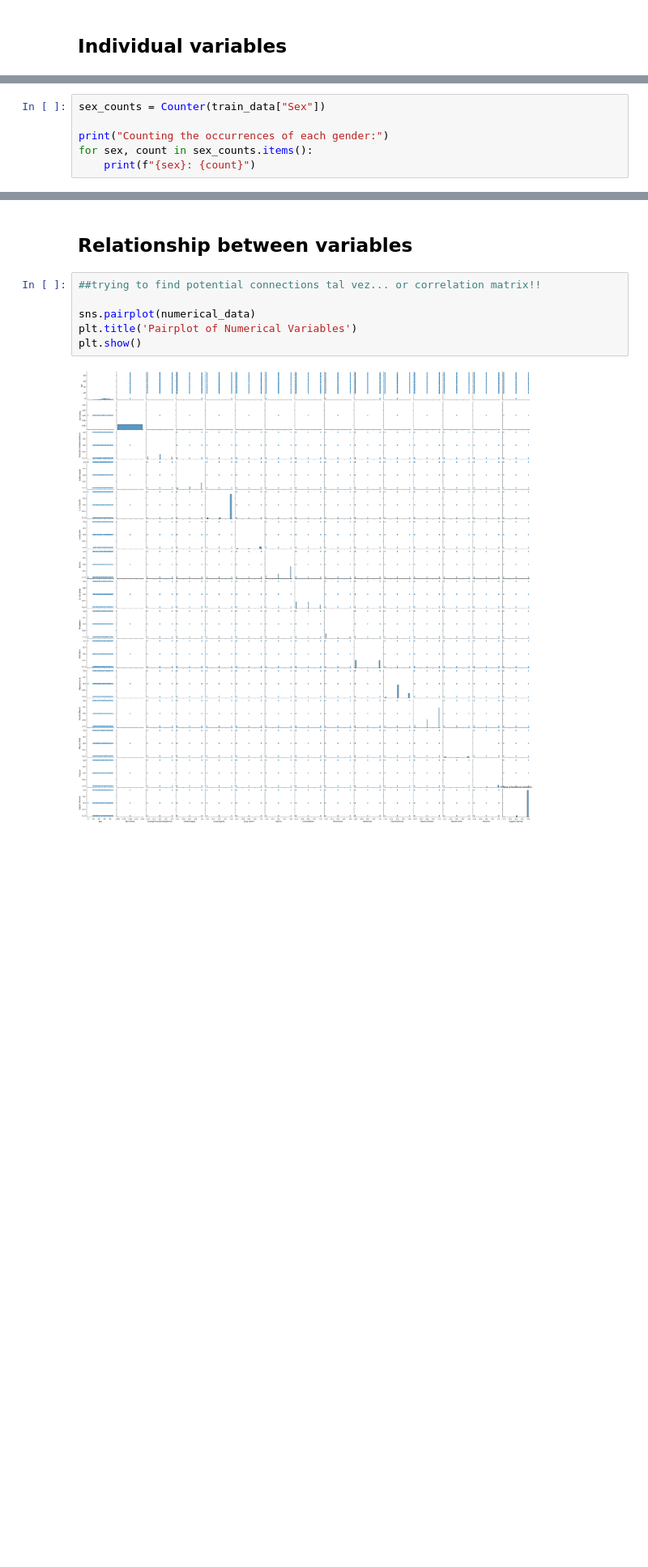
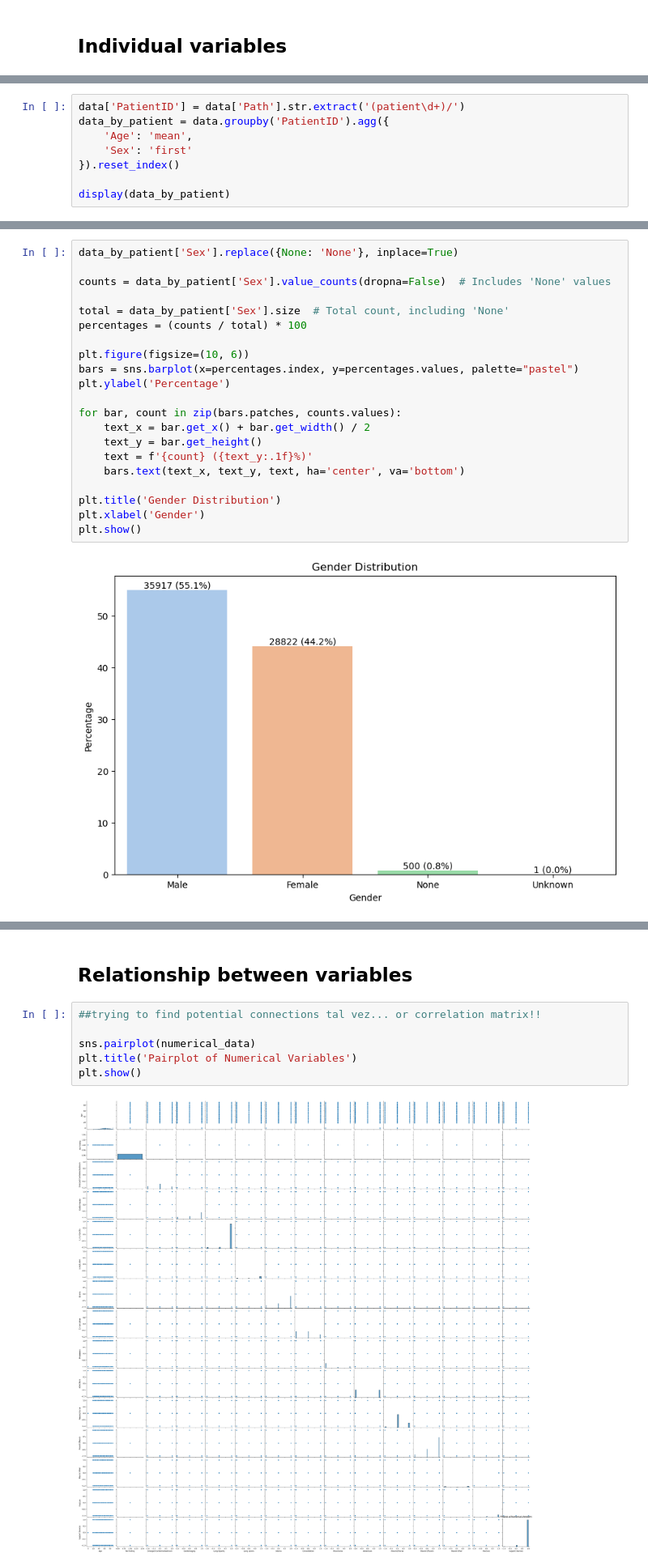
Before and after one commit to katarinakoke/Shortcuts-Problem-in-Medical-Image-Analysis, a Jupyter notebook: shortcuts-chest-xray-main/EDA/EDA.ipynb, the cells around one changed output, grey strips where cells are left out. Shown at 81% size. Drawn from its saved outputs; the diff is of its cells as text; blank space fills up the shorter version.

```diff
--- a/shortcuts-chest-xray-main/EDA/EDA.ipynb
+++ b/shortcuts-chest-xray-main/EDA/EDA.ipynb
@@ -204,6 +245,0 @@ Barchart for categorical variables:
-# %%
-sex_counts = Counter(train_data["Sex"])
-
-print("Counting the occurrences of each gender:")
-for sex, count in sex_counts.items():
-    print(f"{sex}: {count}")
@@ -233,0 +246,8 @@ Plotting the percentages of each gender:
+# %%
+data['PatientID'] = data['Path'].str.extract('(patient\d+)/')
+data_by_patient = data.groupby('PatientID').agg({
+    'Age': 'mean',
+    'Sex': 'first'
+}).reset_index()
+
+display(data_by_patient)
@@ -233,0 +268,23 @@ Plotting the percentages of each gender:
+# %%
+data_by_patient['Sex'].replace({None: 'None'}, inplace=True)
+
+counts = data_by_patient['Sex'].value_counts(dropna=False)  # Includes 'None' values
+
+total = data_by_patient['Sex'].size  # Total count, including 'None'
+percentages = (counts / total) * 100
+
+plt.figure(figsize=(10, 6))
+bars = sns.barplot(x=percentages.index, y=percentages.values, palette="pastel")
+plt.ylabel('Percentage')
+
+for bar, count in zip(bars.patches, counts.values):
+    text_x = bar.get_x() + bar.get_width() / 2
+    text_y = bar.get_height()
+    text = f'{count} ({text_y:.1f}%)'
+    bars.text(text_x, text_y, text, ha='center', va='bottom')
+
+plt.title('Gender Distribution')
+plt.xlabel('Gender')
+plt.show()
+# %% [output]
+[figure, added]
```
Also changed, not shown: parts of 67 cells of this notebook, 1 other file.
